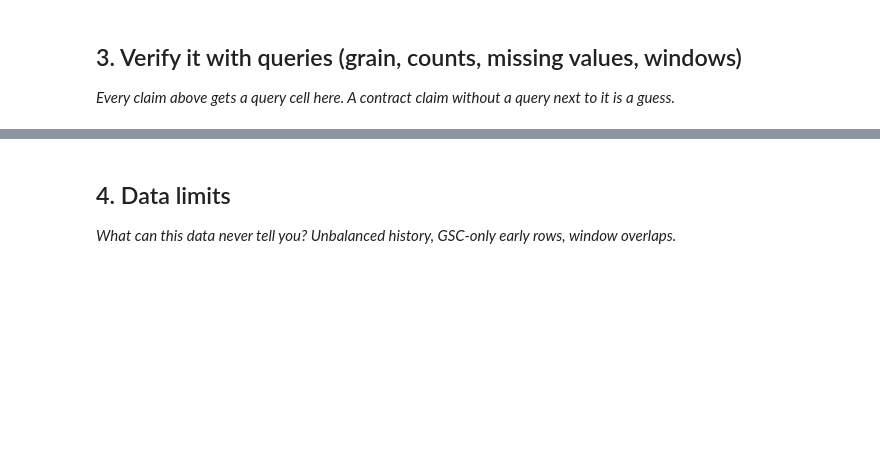
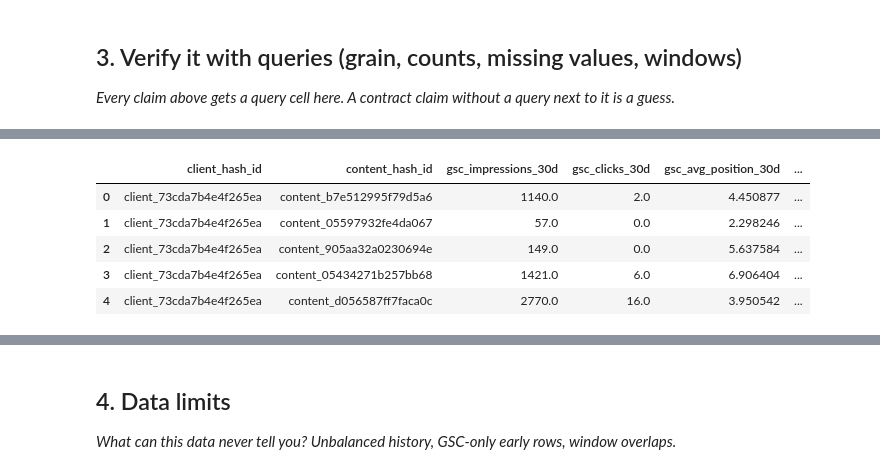
Before and after one commit to rashmita-21/Flyrank-ML-Internship, a Jupyter notebook: work/notebooks/w03_data_contract.ipynb, the cells around one changed output, grey strips where cells are left out. Drawn from its saved outputs; the diff is of its cells as text; code cells hidden in the pictures; blank space fills up the shorter version.

```diff
--- a/work/notebooks/w03_data_contract.ipynb
+++ b/work/notebooks/w03_data_contract.ipynb
@@ -29,0 +196,79 @@ This skeleton is yours to fill. Work the sections **in order** — each one has
+# %%
+april_path = (
+    "hf://datasets/FlyRank/internship-warehouse/"
+    "fact_content_daily_performance/month=2026-04/*.parquet"
+)
+
+feature_sql = f"""
+WITH march AS (
+    SELECT
+        client_hash_id,
+        content_hash_id,
+
+        SUM(CASE WHEN gsc_data_available IS TRUE
+                 THEN gsc_impressions END) AS gsc_impressions_30d,
+
+        SUM(CASE WHEN gsc_data_available IS TRUE
+                 THEN gsc_clicks END) AS gsc_clicks_30d,
+
+        SUM(CASE WHEN gsc_data_available IS TRUE
+                 THEN gsc_avg_position * gsc_impressions END)
+        / NULLIF(
+            SUM(CASE WHEN gsc_data_available IS TRUE
+                     THEN gsc_impressions END), 0
+        ) AS gsc_avg_position_30d,
+
+        SUM(CASE WHEN ga4_data_available IS TRUE
+                 THEN ga4_sessions END) AS ga4_sessions_30d,
+
+        SUM(CASE WHEN ga4_data_available IS TRUE
+                 THEN ga4_pageviews END) AS ga4_pageviews_30d,
+
+        COUNT(*) FILTER (
+            WHERE gsc_data_available IS TRUE
+        ) AS march_gsc_days
+
+    FROM read_parquet('{march_path}')
+    GROUP BY client_hash_id, content_hash_id
+),
+
+april AS (
+    SELECT
+        client_hash_id,
+        content_hash_id,
+        SUM(CASE WHEN gsc_data_available IS TRUE
+                 THEN gsc_impressions END) AS april_impressions,
+        COUNT(*) FILTER (
+            WHERE gsc_data_available IS TRUE
+        ) AS april_gsc_days
+    FROM read_parquet('{april_path}')
+    GROUP BY client_hash_id, content_hash_id
+)
+
+SELECT
+    m.client_hash_id,
+    m.content_hash_id,
+    m.gsc_impressions_30d,
+    m.gsc_clicks_30d,
+    m.gsc_avg_position_30d,
+    m.ga4_sessions_30d,
+    m.ga4_pageviews_30d,
+    CASE WHEN a.april_impressions < m.gsc_impressions_30d
+         THEN 1 ELSE 0 END AS future_decline
+
+FROM march m
+JOIN april a
+  ON m.client_hash_id = a.client_hash_id
+ AND m.content_hash_id = a.content_hash_id
+
+WHERE m.march_gsc_days > 0
+  AND a.april_gsc_days > 0
+"""
+
+feature_frame = con.sql(feature_sql).df()
+
+print("Feature frame shape:", feature_frame.shape)
+print("Future decline distribution:")
+display(feature_frame["future_decline"].value_counts())
+display(feature_frame.head())
+# %% [output]
@@ -29,0 +282,6 @@ This skeleton is yours to fill. Work the sections **in order** — each one has
+|  | client_hash_id | content_hash_id | gsc_impressions_30d | gsc_clicks_30d | gsc_avg_position_30d | ... |
+| 0 | client_73cda7b4e4f265ea | content_b7e512995f79d5a6 | 1140.0 | 2.0 | 4.450877 | ... |
+| 1 | client_73cda7b4e4f265ea | content_05597932fe4da067 | 57.0 | 0.0 | 2.298246 | ... |
+| 2 | client_73cda7b4e4f265ea | content_905aa32a0230694e | 149.0 | 0.0 | 5.637584 | ... |
+| 3 | client_73cda7b4e4f265ea | content_05434271b257bb68 | 1421.0 | 6.0 | 6.906404 | ... |
+| 4 | client_73cda7b4e4f265ea | content_d056587ff7faca0c | 2770.0 | 16.0 | 3.950542 | ... |
```
Also changed, not shown: parts of 21 cells of this notebook.
